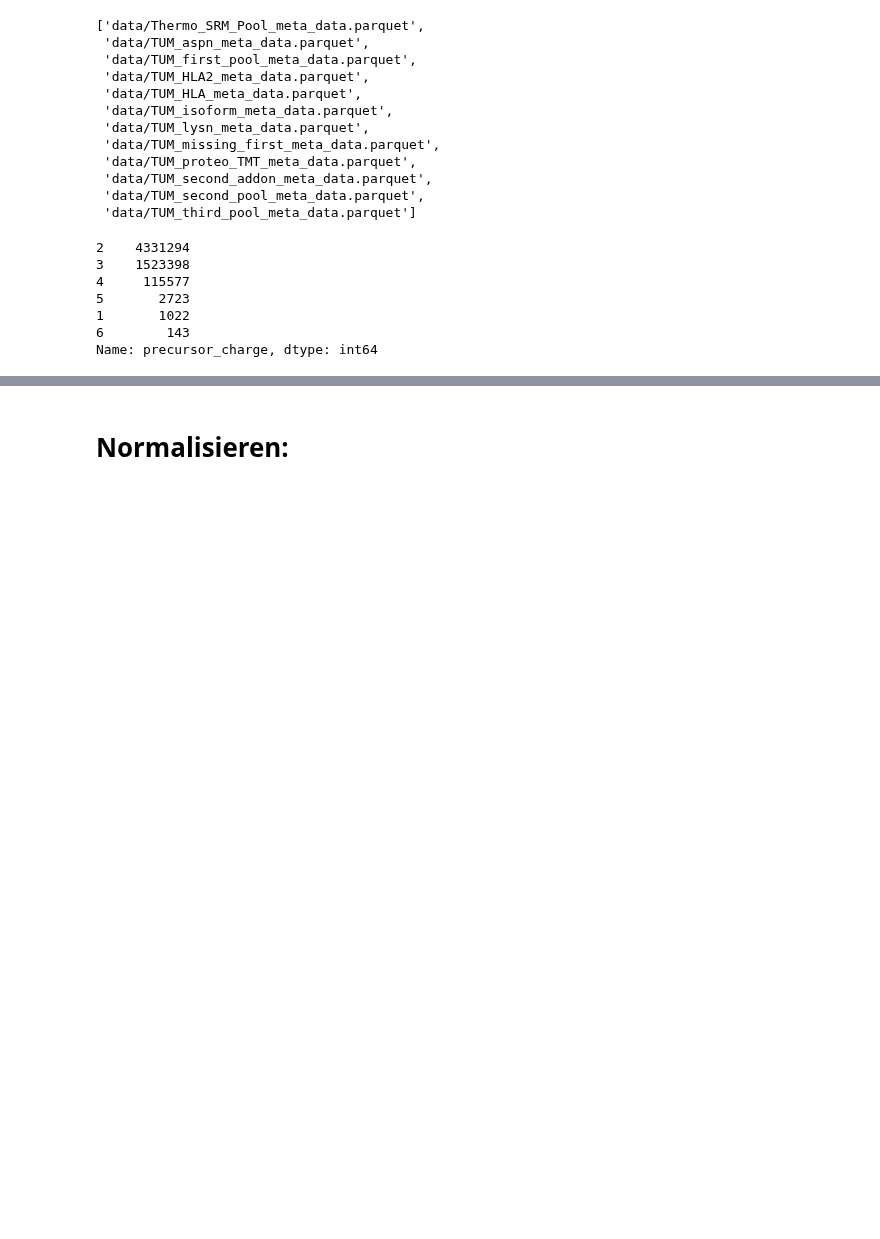
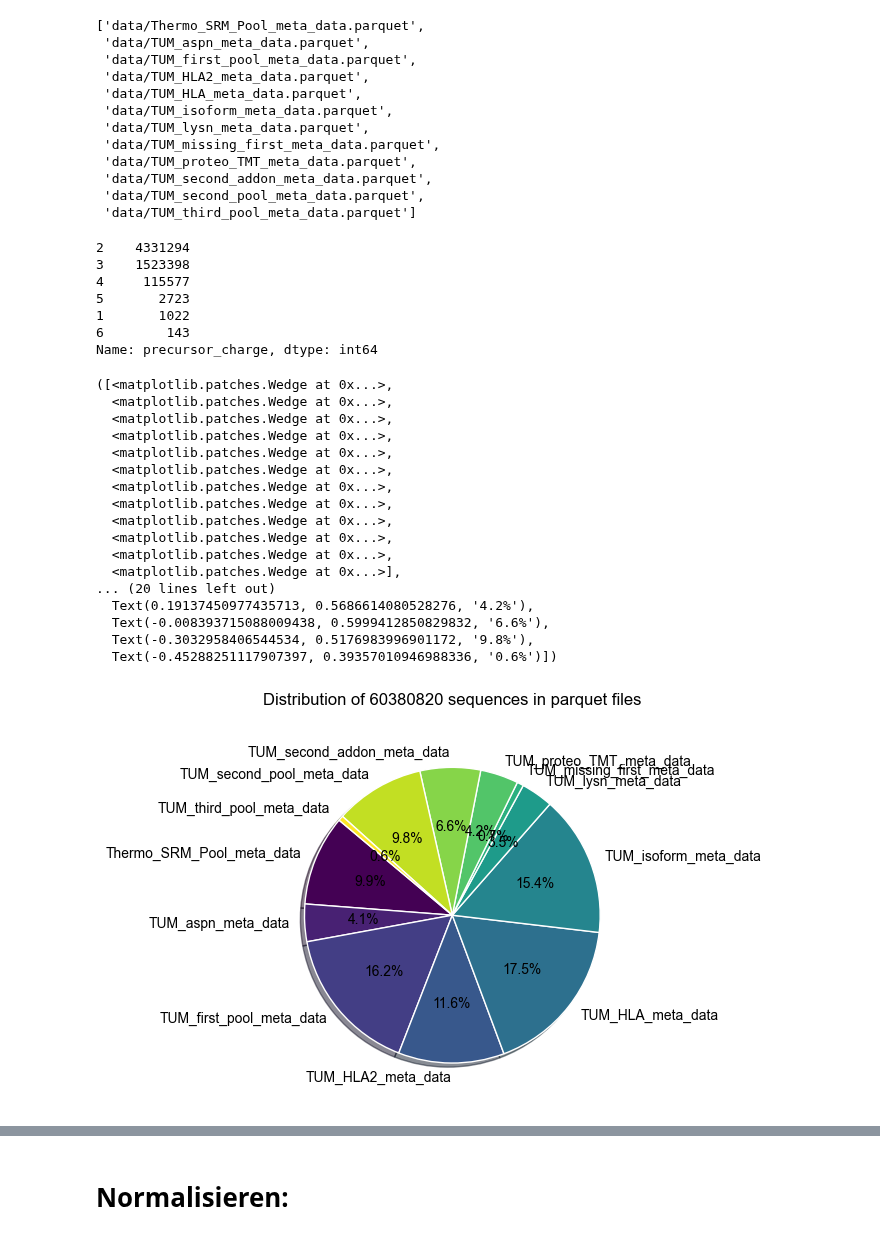
Before and after one commit to Sacesh/Masterpraktikum, a Jupyter notebook: charge_predictor_multilabel.ipynb, the cells around one changed output, grey strips where cells are left out. Cells and saved outputs as stored; diff of their text form; code cells hidden in the pictures; blank space fills up the shorter version.

```diff
--- a/charge_predictor_multilabel.ipynb
+++ b/charge_predictor_multilabel.ipynb
@@ -178,4 +178,42 @@ batches_parquet[file_list[0]]["precursor_charge"].value_counts()
 1       1022
 6        143
 Name: precursor_charge, dtype: int64
+# %%
+# create a pie diagram for the distribution of files in batches_parquet
+import matplotlib.pyplot as plt
+
+labels = [str(x).split("/")[-1].split(".")[0] for x in file_list]
+# show sizes percentage to each bar
+num_sizes = [batches_parquet[file].shape[0] for file in file_list]
+total = sum([x for x in num_sizes])
+sizes = [x/total*100 for x in num_sizes]
+
+#title
+plt.title(f'Distribution of {total} sequences in parquet files\n')
+
+# font of percentages in white and parquet files in black
+
+colors = plt.cm.viridis(np.linspace(0, 1, len(sizes)))
+
+plt.xticks(rotation=90)
+plt.pie(sizes, labels=labels, colors=colors, autopct='%1.1f%%', shadow=True, startangle=140)
+# %% [output]
+([<matplotlib.patches.Wedge at 0x...>,
+  <matplotlib.patches.Wedge at 0x...>,
+  <matplotlib.patches.Wedge at 0x...>,
+  <matplotlib.patches.Wedge at 0x...>,
+  <matplotlib.patches.Wedge at 0x...>,
+  <matplotlib.patches.Wedge at 0x...>,
+  <matplotlib.patches.Wedge at 0x...>,
+  <matplotlib.patches.Wedge at 0x...>,
+  <matplotlib.patches.Wedge at 0x...>,
+  <matplotlib.patches.Wedge at 0x...>,
+  <matplotlib.patches.Wedge at 0x...>,
+  <matplotlib.patches.Wedge at 0x...>],
+... (20 lines left out)
+  Text(0.19137450977435713, 0.5686614080528276, '4.2%'),
+  Text(-0.008393715088009438, 0.5999412850829832, '6.6%'),
+  Text(-0.3032958406544534, 0.5176983996901172, '9.8%'),
+  Text(-0.45288251117907397, 0.39357010946988336, '0.6%')])
+[figure, added]
 # %%
```
Also changed, not shown: parts of 39 cells of this notebook.
